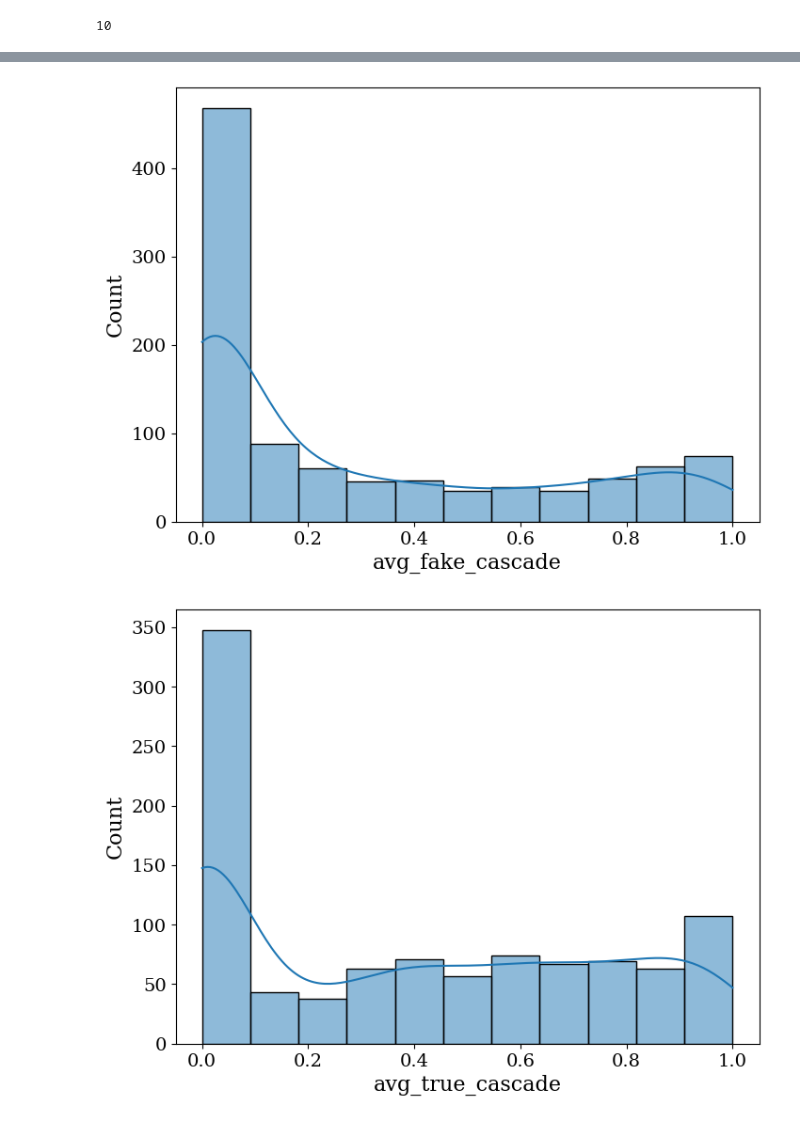
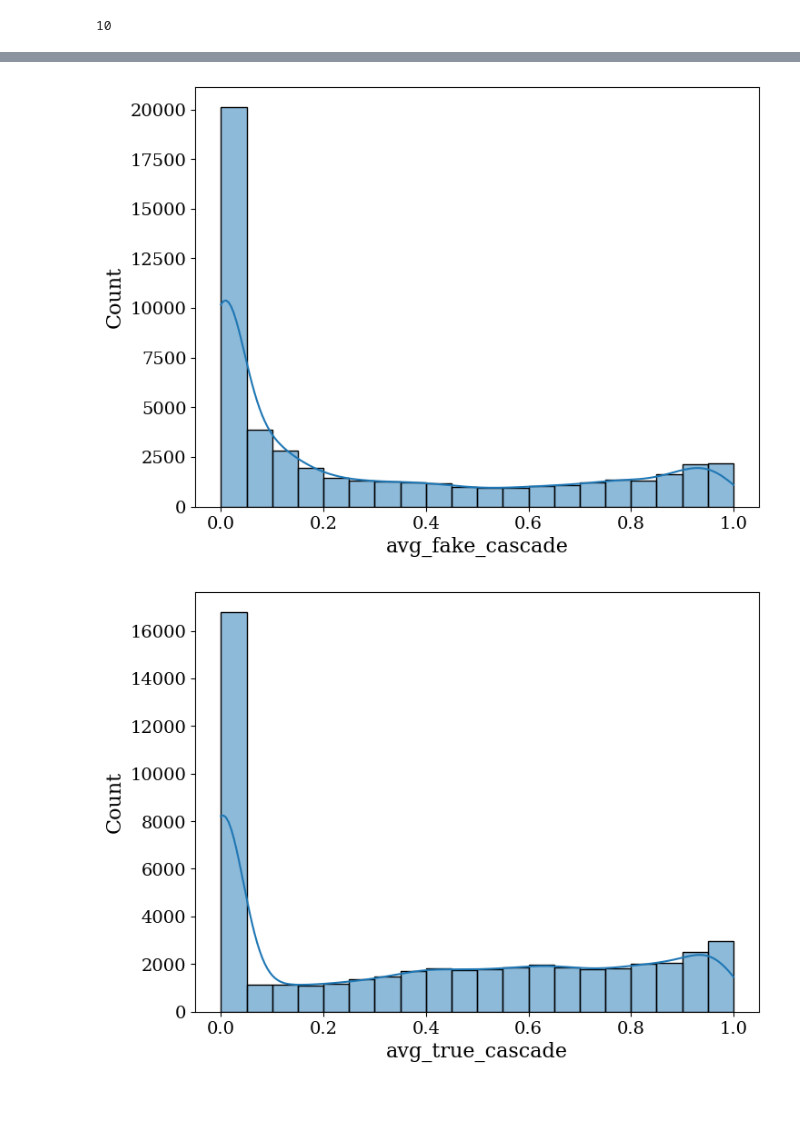
Before and after one commit to charlesaugdupont/deepfake-percolation, a Jupyter notebook: notebooks/analysis.ipynb, the cells around one changed output, grey strips where cells are left out. Saved outputs shown, nothing was run; the diff lists cells and outputs as text; code cells hidden in the pictures.

```diff
--- a/notebooks/analysis.ipynb
+++ b/notebooks/analysis.ipynb
@@ -29,7 +29,7 @@ plt.rcParams.update({"font.size" : 15,
 plt.rc("text", usetex=False)
 plt.rc("font", family="serif")
 # %%
-DATA_DIR = Path("../data/sweep_2026_03_05_1225/")
+DATA_DIR = Path("../data/sweep_2026_03_05_1227/")
 sim_df = feather.read_feather(DATA_DIR / "simulations.arrow")
 node_df = feather.read_feather(DATA_DIR / "nodes.arrow")
 print("Simulations:", sim_df.shape)
@@ -148,10 +149,10 @@ plot_hexbin_grid(
 # %%
-sns.histplot(sim_df["avg_fake_cascade"], kde=True)
+sns.histplot(sim_df["avg_fake_cascade"], bins=20, kde=True)
 plt.show()
 # %% [output]
-[figure, old version]
+[figure, new version]
 # %%
-sns.histplot(sim_df["avg_true_cascade"], kde=True)
+sns.histplot(sim_df["avg_true_cascade"], bins=20, kde=True)
 plt.show()
 # %% [output]
-[figure, old version]
+[figure, new version]
```
Also changed, not shown: parts of 7 cells of this notebook, 1 other file.
